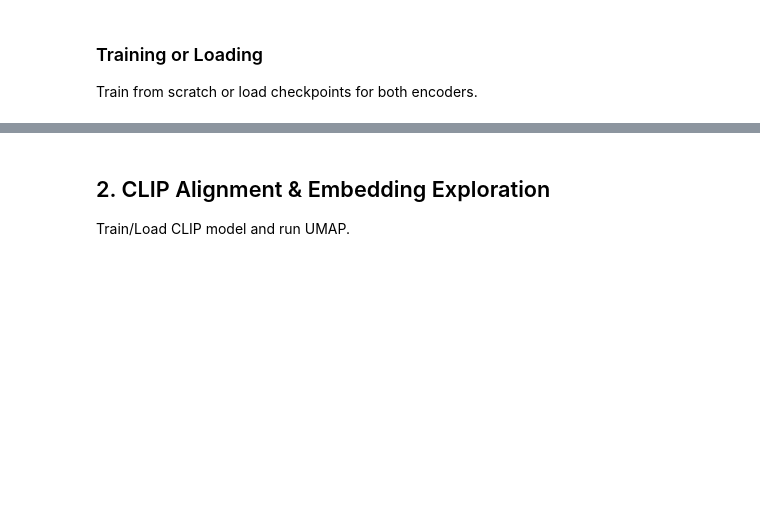
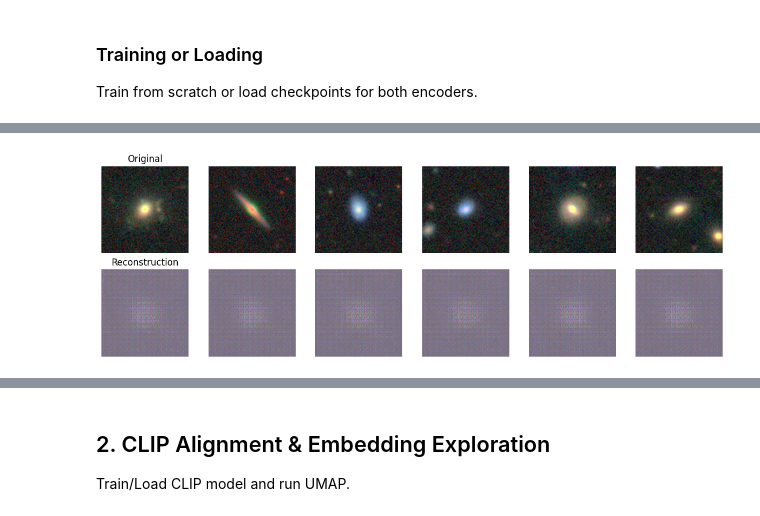
Before and after one commit to mhuertascompany/AstroCLIP, a Jupyter notebook: teaching_notebooks/astroclip_teaching_redshift_exercises_filled.ipynb, the cells around one changed output, grey strips where cells are left out. Cells and saved outputs as stored; diff of their text form; code cells hidden in the pictures; blank space fills up the shorter version.

```diff
--- a/teaching_notebooks/astroclip_teaching_redshift_exercises_filled.ipynb
+++ b/teaching_notebooks/astroclip_teaching_redshift_exercises_filled.ipynb
@@ -34,10 +34,10 @@ from teaching_scripts.data_utils import (
 )
 from teaching_scripts.models import ImageAutoencoder, SpectrumAutoencoder, SmallCLIPModel
 
-ASTROCLIP_ROOT = Path(os.environ.get("ASTROCLIP_ROOT", "/pbs/throng/training/astroinfo2025/data/AstroCLIP_data")).resolve()
+ASTROCLIP_ROOT = Path(os.environ.get("ASTROCLIP_ROOT", "/Users/marchuertascompany/Documents/teaching/2025_astroinfo/data")).resolve()
 ASTROCLIP_ROOT.mkdir(parents=True, exist_ok=True)
 
-subset_path = ASTROCLIP_ROOT / "astroclip_subset_tiny"
+subset_path = ASTROCLIP_ROOT #/ "astroclip_subset_tiny"
 if not subset_path.exists():
     raise FileNotFoundError(f"Dataset not found at {subset_path}. Prepare the subset first.")
 
@@ -340,0 +417,28 @@ def train_with_lightning(model, ckpt_path, train_loader, val_loader, *, max_epoc
+# %%
+# Visualise image autoencoder reconstructions
+image_model = image_model.to(device)
+image_model.eval()
+
+with torch.no_grad():
+    images = next(iter(image_val_loader))
+    inputs = images.to(device)
+    recon = image_model(inputs).cpu()
+
+n_show = min(6, inputs.size(0))
+plt.figure(figsize=(12, 4))
+for i in range(n_show):
+    plt.subplot(2, n_show, i + 1)
+    plt.imshow(images[i].permute(1, 2, 0).numpy())
+    plt.axis("off")
+    if i == 0:
+        plt.title("Original")
+
+    plt.subplot(2, n_show, n_show + i + 1)
+    plt.imshow(recon[i].permute(1, 2, 0).numpy())
+    plt.axis("off")
+    if i == 0:
+        plt.title("Reconstruction")
+plt.tight_layout()
+plt.show()
+# %% [output]
+[figure, added]
```
Also changed, not shown: parts of 13 cells of this notebook, 1 other file.
